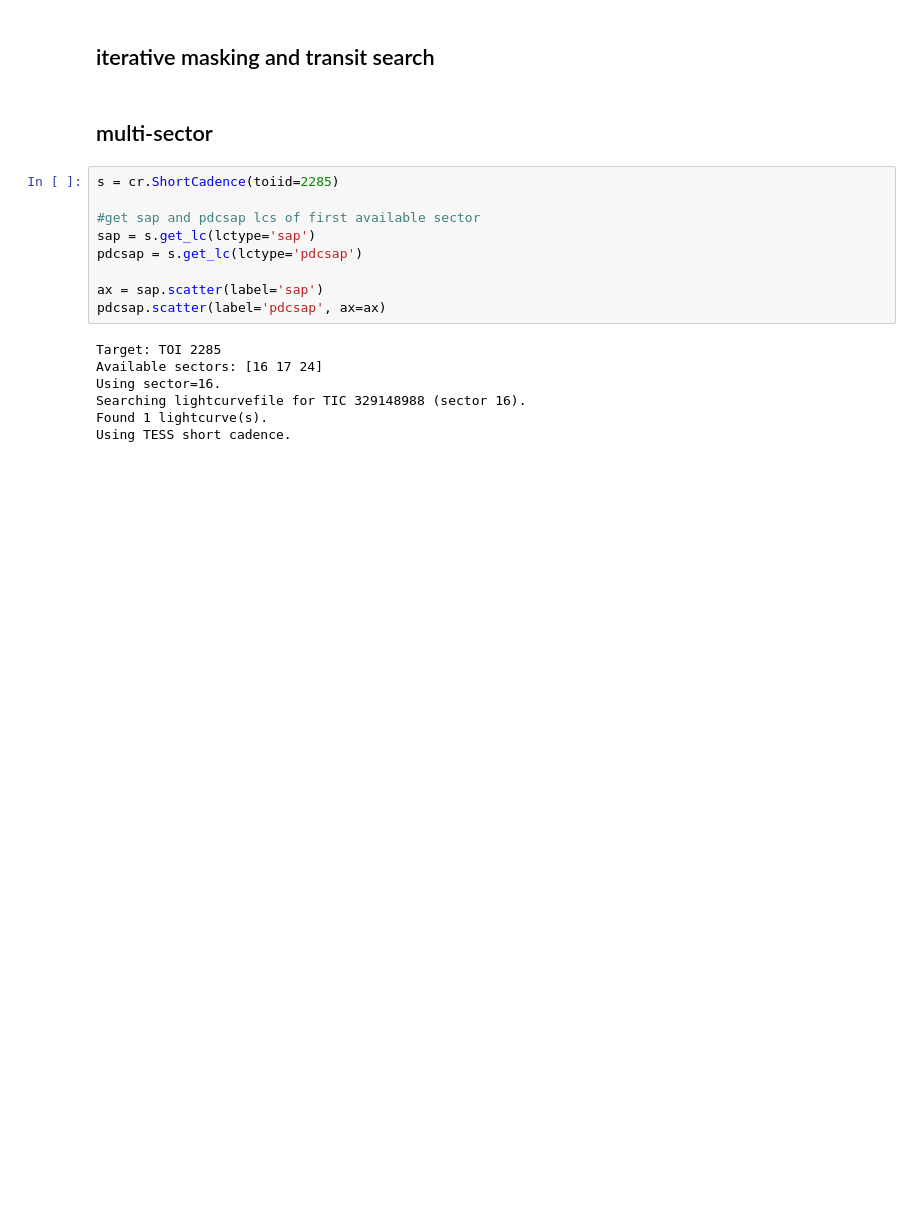
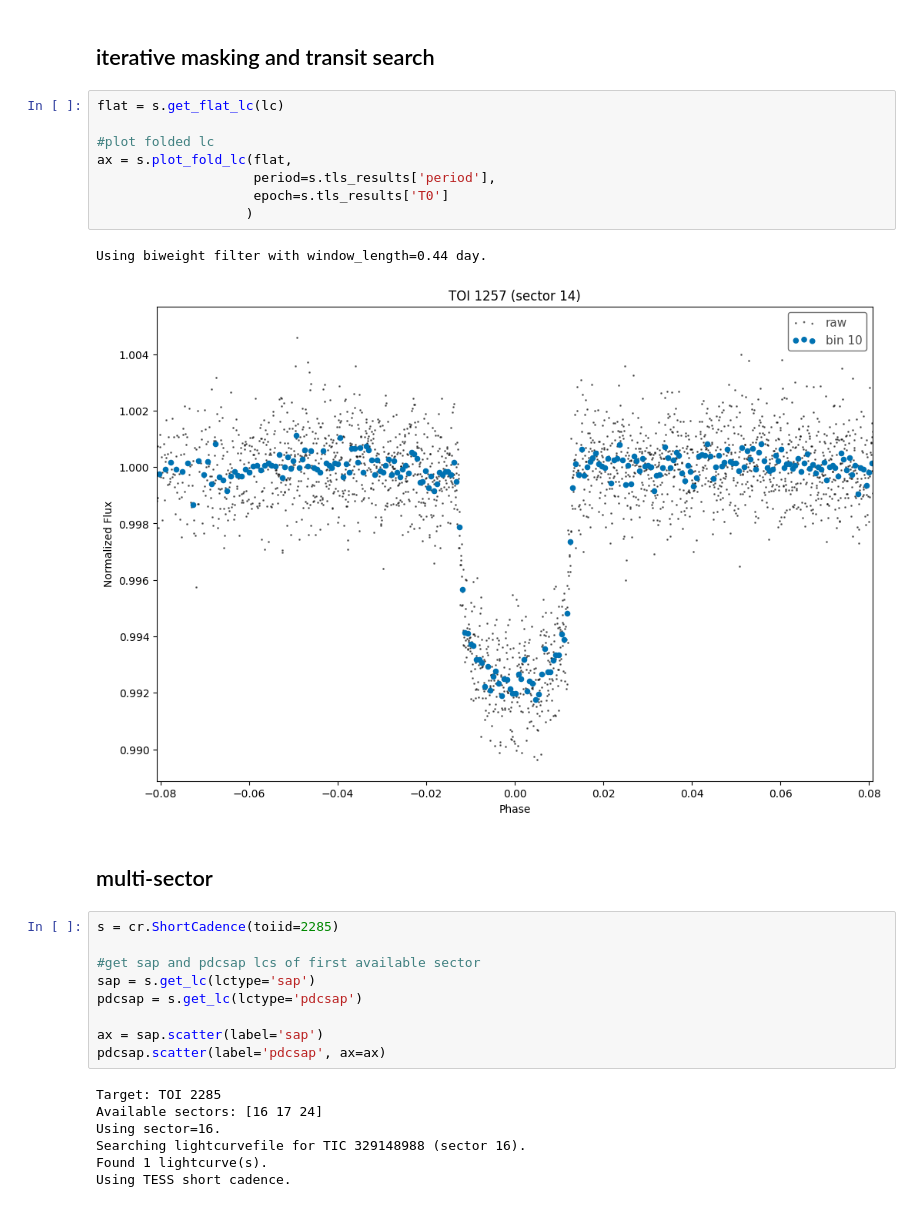
Before and after one commit to jpdeleon/chronos, a Jupyter notebook: notebooks/examples-transit_search.ipynb, the cells around one changed output. Drawn from its saved outputs; the diff is of its cells as text; blank space fills up the shorter version.

```diff
--- a/notebooks/examples-transit_search.ipynb
+++ b/notebooks/examples-transit_search.ipynb
@@ -83,6 +80,17 @@ s.tls_results
  'model_folded_model': array([1., 1., 1., ..., 1., 1., 1.])}
 # %% [markdown]
 ## iterative masking and transit search
+# %%
+flat = s.get_flat_lc(lc)
+
+#plot folded lc
+ax = s.plot_fold_lc(flat,
+                    period=s.tls_results['period'],
+                    epoch=s.tls_results['T0']
+                   )
+# %% [output]
+Using biweight filter with window_length=0.44 day.
+[figure, added]
 # %% [markdown]
 ## multi-sector
 # %%
```
Also changed, not shown: parts of 6 cells of this notebook, 3 other files.
